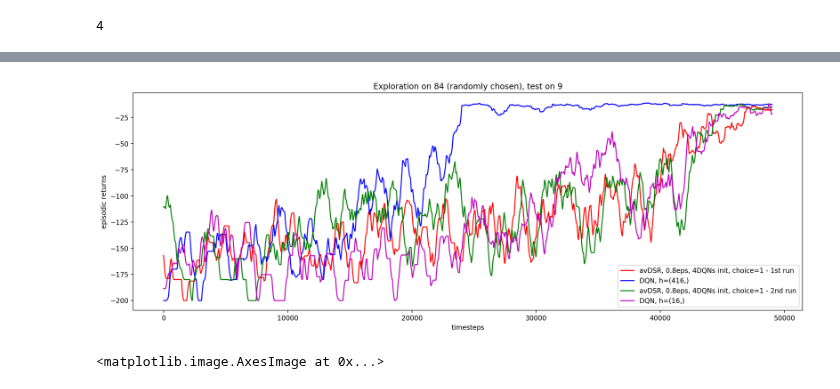
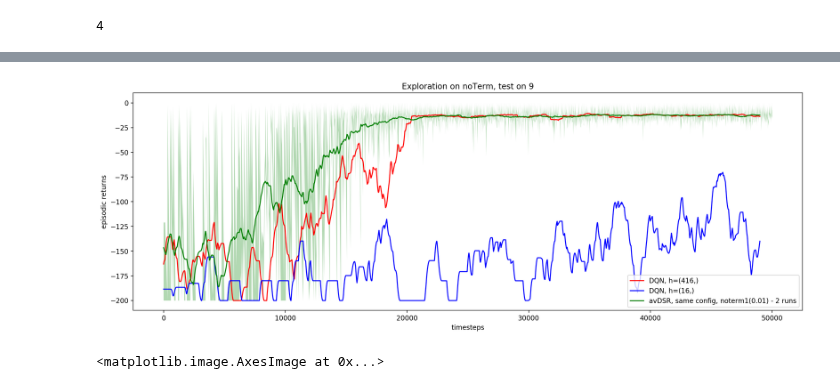
Before and after one commit to psurya1994/successor-feature-representations, a Jupyter notebook: 3-fourrooms-avDSR-learnSR-on-different-terminal-state.ipynb, the cells around one changed output, grey strips where cells are left out. Saved outputs shown, nothing was run; the diff lists cells and outputs as text; code cells hidden in the pictures.

Commit message:
Problems with learning in matrix state space for both SRNet configs: see notebook 2.

```diff
--- a/3-fourrooms-avDSR-learnSR-on-different-terminal-state.ipynb
+++ b/3-fourrooms-avDSR-learnSR-on-different-terminal-state.ipynb
@@ -244,7 +241,7 @@ def dqn_feature(**kwargs):
     config.eval_env = config.task_fn()
 
     config.optimizer_fn = lambda params: torch.optim.RMSprop(params, 0.001)
-    config.network_fn = lambda: VanillaNet(config.action_dim, FCBody(config.state_dim, hidden_units=(416,)))
+    config.network_fn = lambda: VanillaNet(config.action_dim, FCBody(config.state_dim, hidden_units=(16,)))
     # config.network_fn = lambda: DuelingNet(config.action_dim, FCBody(config.state_dim))
     # config.replay_fn = lambda: Replay(memory_size=int(1e4), batch_size=10)
     config.replay_fn = lambda: AsyncReplay(memory_size=int(1e4), batch_size=10)
@@ -280,7 +277,6 @@ def dqn_feature(**kwargs):
         agent.switch_task()
     return agent
 # %%
-r_noterm1 = runNAgents(dsr_feature_init, runs=1, freeze=2, ref=avdsr)
-r_noterm2 = runNAgents(dsr_feature_init, runs=1, freeze=2, ref=avdsr)
-# r_dqn_base2 = runNAgents(dqn_feature, runs=1)
+# r_noterm = runNAgents(dsr_feature_init, runs=2, freeze=2, ref=avdsr)
+r_dqn_base = runNAgents(dqn_feature, runs=1)
 # %% [output]
@@ -323,25 +312,20 @@ def plot_rewards(rewards, plot_seperate=True , clip=50000, title='unnamed'):
         mean = np.mean(np.array(r_vec), axis=0)
         std = np.std(np.array(r_vec), axis=0)
         plt.plot(convolve(mean,1000), label=k, color=colors[j])
-#         plt.fill_between(np.arange(0, len(mean)), mean+std, mean-std, facecolor=colors[j], alpha=0.3)
+        plt.fill_between(np.arange(0, len(mean)), mean+std, mean-std, facecolor=colors[j], alpha=0.3)
 
     plt.xlabel('timesteps'), plt.ylabel('episodic returns')
     plt.title(title)
     plt.legend(loc='lower right'), plt.show()
 # %%
 rewards_dict = {\
-#                 'avDSR, 0.8eps, 1choice (4 DQNs init)':r_dsr_init_dqns_4rooms_c1,
-#                 'avDSR, 0.8eps, 0choice (4 DQNs init)':r_dsr_init_dqns_4rooms_c0,
-#                 'OOD: avDSR, 0.8eps, 0choice (3DQNs init)': r_dsr_init_ood_c0,
-                'avDSR, 0.8eps, 4DQNs init, choice=1 - 1st run':r_dsr_init_rand,
-                'DQN, h=(416,)': r_dqn_base,
-                'avDSR, 0.8eps, 4DQNs init, choice=1 - 2nd run':r_dsr_init_dqns,
-               'DQN, h=(16,)': r_dqn_base2
-               'avDSR, same config, noterm1(0.01) - 1st run: '}
+               'DQN, h=(416,)': r_dqn_base2,
+                'DQN, h=(16,)': r_dqn_base,
+               'avDSR, same config, noterm1(0.01) - 2 runs': r_noterm}
 # plot_rewards(rewards_dict, plot_seperate=True)
-plot_rewards(rewards_dict, plot_seperate=False, title='Exploration on 84 (randomly chosen), test on 9')
+plot_rewards(rewards_dict, plot_seperate=False, title='Exploration on noTerm, test on 9')
 # %% [output]
-[figure, old version]
+[figure, new version]
 # %%
 from deep_rl.component.fourrooms import FourRoomsNoTerm
 env = FourRoomsNoTerm(dying=0.5)
```
Also changed, not shown: parts of 5 cells of this notebook, 2 other files.
